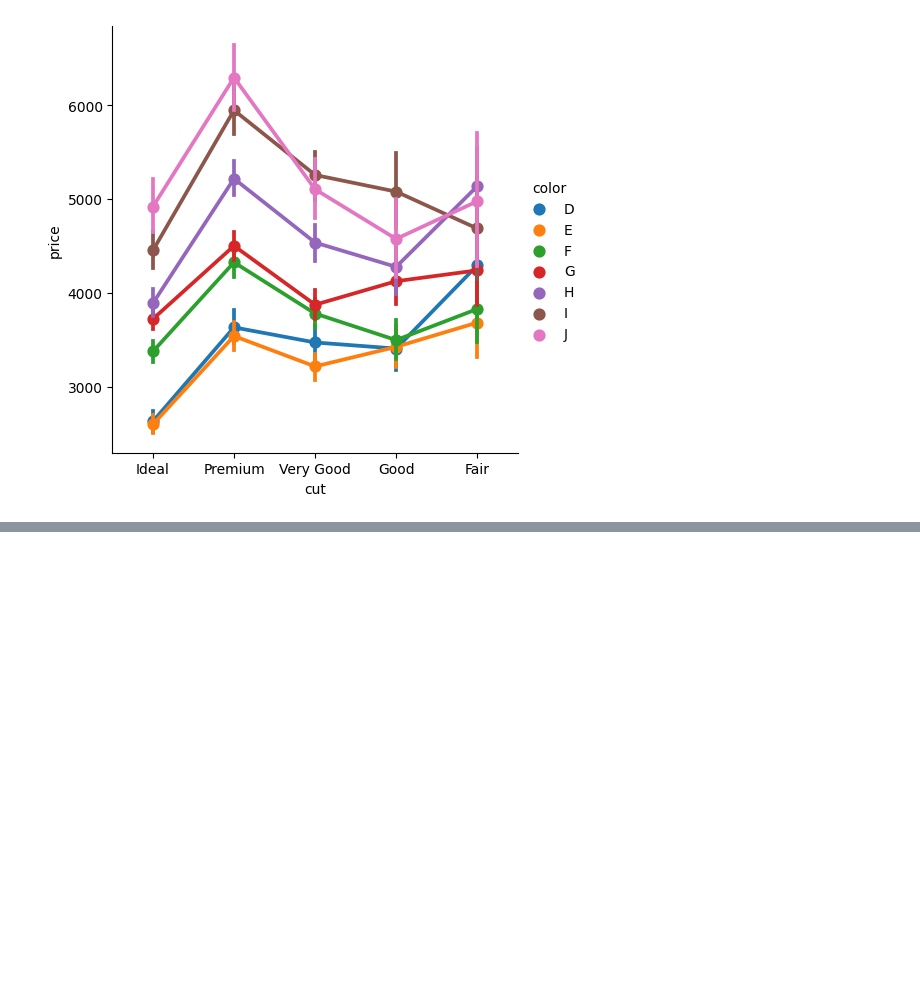
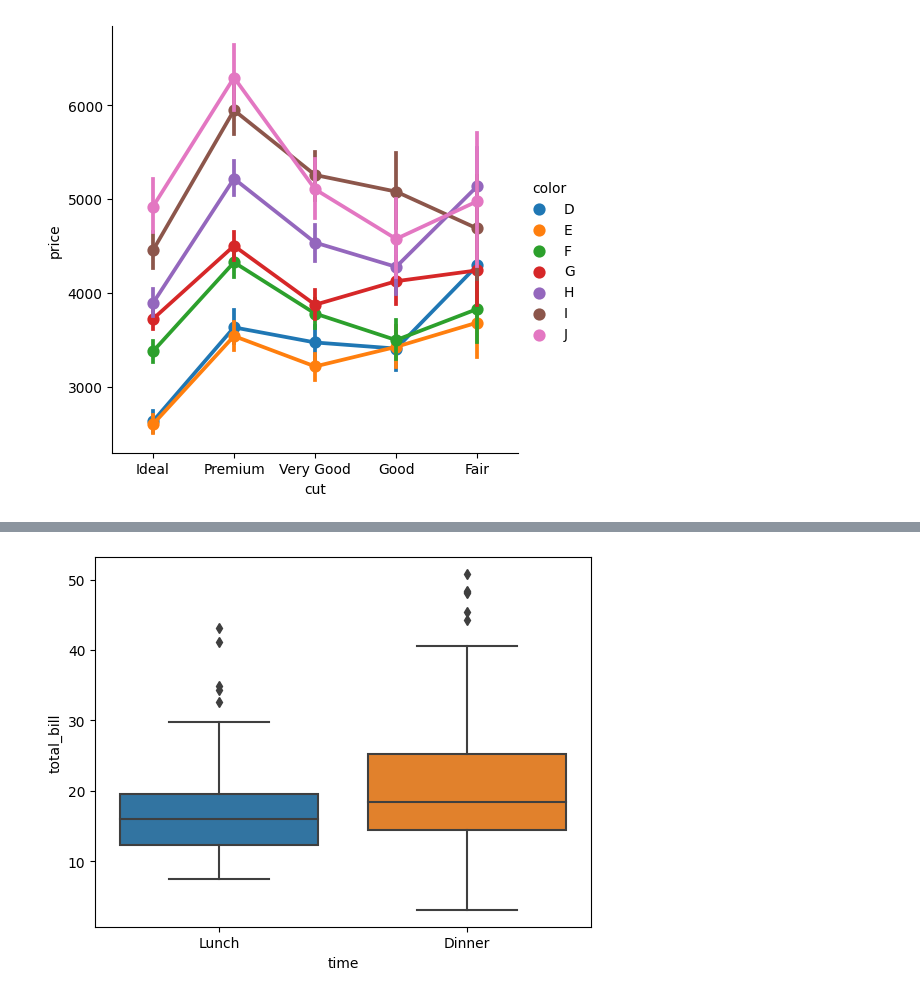
Before and after one commit to SparrowHere/Python-Self-Study-Notebook, a Jupyter notebook: Python Programming Basics.ipynb, the cells around one changed output, grey strips where cells are left out. Saved outputs shown, nothing was run; the diff lists cells and outputs as text; code cells hidden in the pictures; blank space fills up the shorter version.

```diff
--- a/Python Programming Basics.ipynb
+++ b/Python Programming Basics.ipynb
@@ -5494,0 +5579,5 @@ sns.catplot(x = "cut", y = "price", hue = "color", kind = "point", data = df_dia
+# %%
+# Q: Which time of the day the restaurant earns more?
+sns.boxplot(x = "time", y = "total_bill", data = df);
+# %% [output]
+[figure, added]
```
Also changed, not shown: parts of 36 cells of this notebook.
